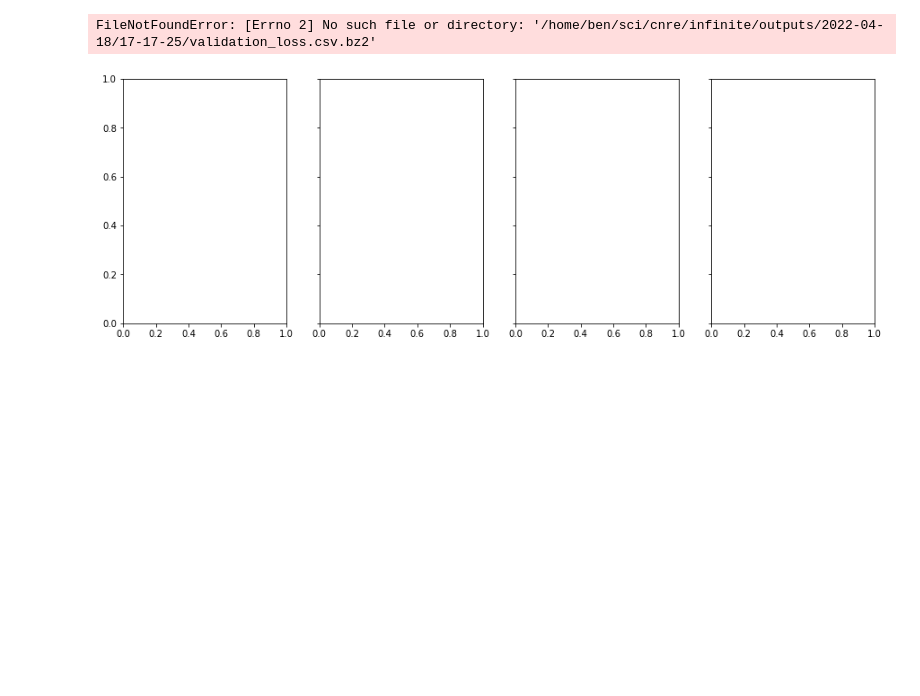
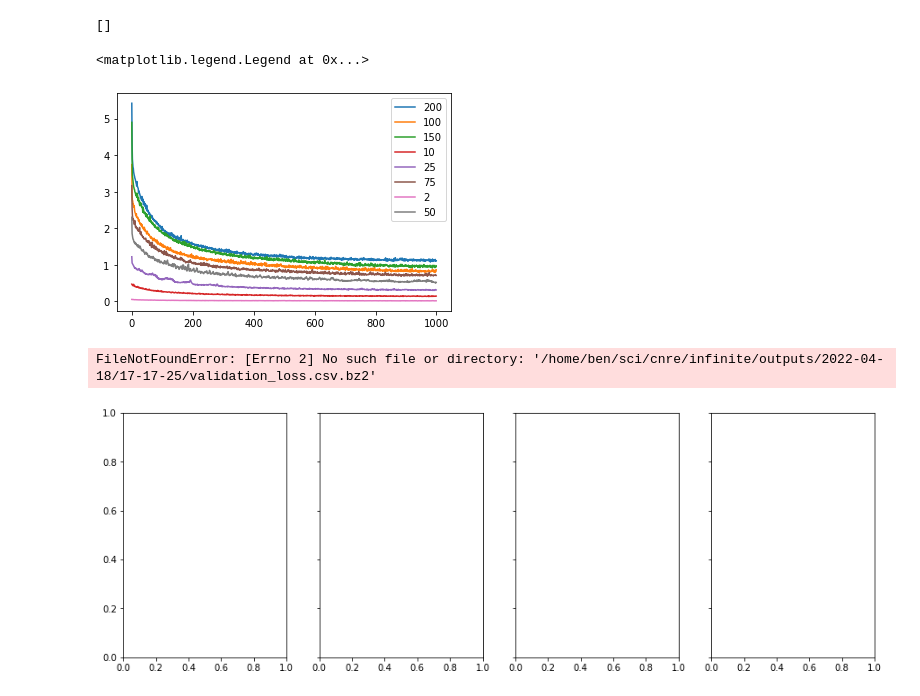
Before and after one commit to bkmi/cnre, a Jupyter notebook: infinite/01 validation loss.ipynb, the cells around one changed output. Cells and saved outputs as stored; diff of their text form; code cells hidden in the pictures; blank space fills up the shorter version.

```diff
--- a/infinite/01 validation loss.ipynb
+++ b/infinite/01 validation loss.ipynb
@@ -15 +67,30 @@ from sbibm.utils.io import get_tensor_from_csv
+# %%
+columns = ["algorithm", "task", "num_atoms", "num_blocks", "gamma"]
+grp = df.groupby(columns)
+
+options = (["CNRE"], df["task"].unique(), df["num_atoms"].unique(), df["num_blocks"].unique(), [0.01])
+categories = list(product(*options))
+
+subdfs = []
+failed = []
+for cat in categories:
+    try:
+        subdfs.append(grp.get_group(cat).iloc[[0], :])
+    except KeyError:
+        failed.append(cat)
+        continue
+    # paths.append(Path(subdf.iloc[0]["path"]) / "validation_loss.csv.bz2")
+    # deets.append(cat)
+subdf = pd.concat(subdfs)
+print(failed)
+
+d = subdf[(subdf["task"] ==  "slcp") & (subdf["num_blocks"] == 2)]
+fig, ax = plt.subplots()
+for _, row in d.iterrows():
+    ax.plot(get_tensor_from_csv(Path(row["path"]) / "validation_loss.csv.bz2"), label=row["num_atoms"])
+ax.legend()
+# %% [output]
+[]
+<matplotlib.legend.Legend at 0x...>
+[figure, added]
 # %%
```
Also changed, not shown: parts of 6 cells of this notebook, 1 other file.
